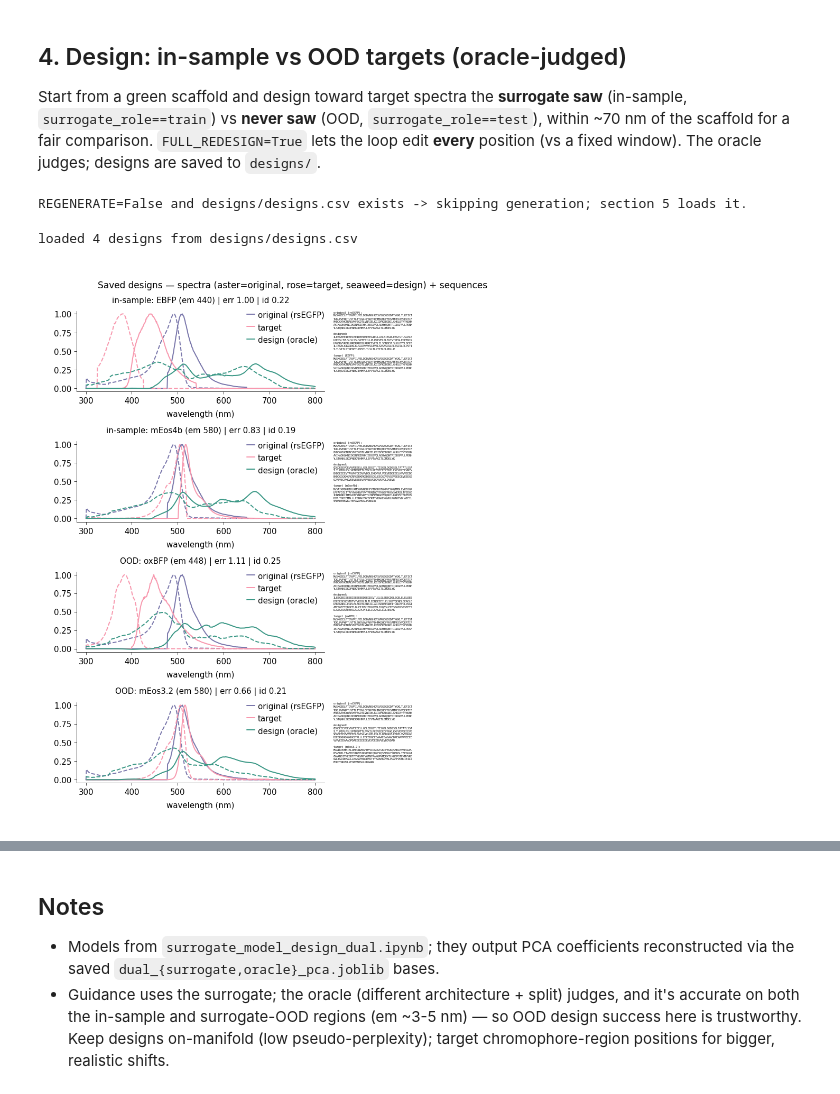
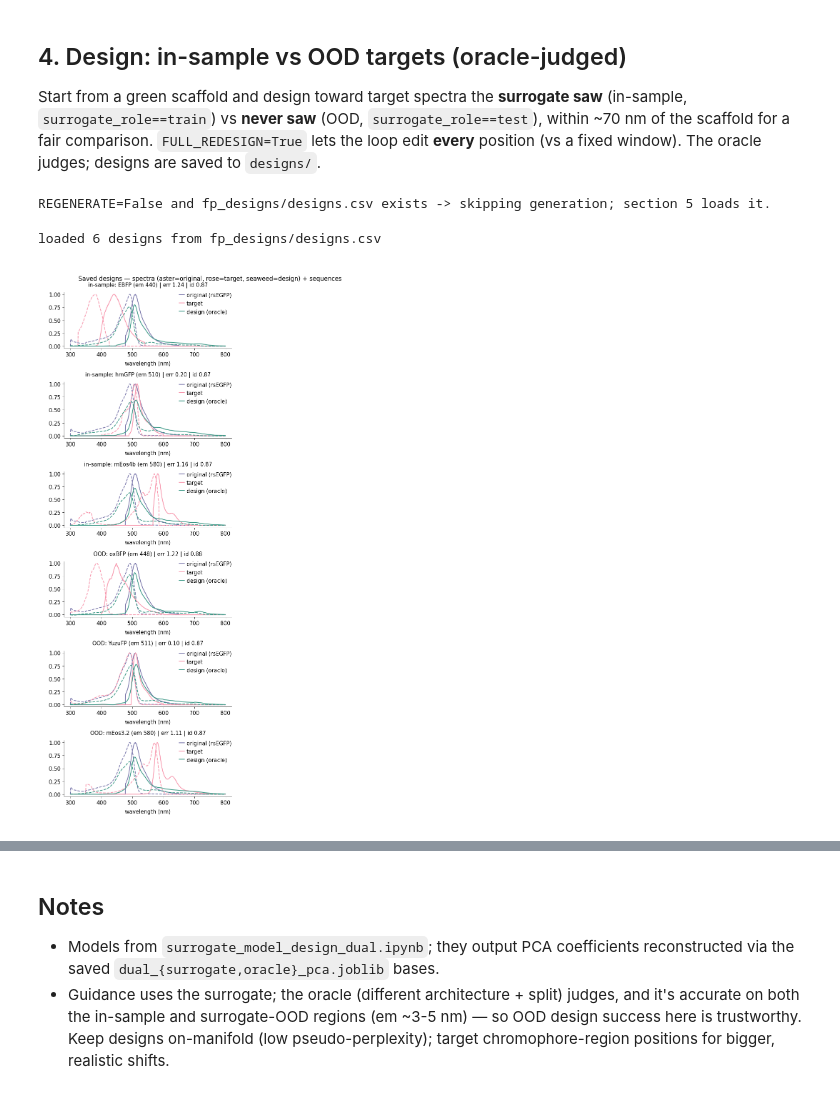
Before and after one commit to Arcadia-Science/FPguide, a Jupyter notebook: design/guided_design_approach1.ipynb, the cells around one changed output, grey strips where cells are left out. Cells and saved outputs as stored; diff of their text form; code cells hidden in the pictures.

```diff
--- a/design/guided_design_approach1.ipynb
+++ b/design/guided_design_approach1.ipynb
@@ -107,8 +107,8 @@ fair comparison. `FULL_REDESIGN=True` lets the loop edit **every** position (vs
 judges; designs are saved to `designs/`.
 # %%
 REGENERATE=False     # True -> (re)generate designs; False -> reuse designs/designs.csv if present
-N_PER=2; WINDOW=40; K_TOP=6; LAM=5.0; N_SWEEPS=1; FULL_REDESIGN=True
-dpath=os.path.join("designs","designs.csv")
+N_PER=3; WINDOW=40; K_TOP=6; LAM=5.0; N_SWEEPS=1; FULL_REDESIGN=False
+dpath=os.path.join("fp_designs","designs.csv")
 
 if REGENERATE or not os.path.exists(dpath):
     greens=np.where(np.abs(EMM-510)<15)[0]
@@ -134,7 +134,7 @@ if REGENERATE or not os.path.exists(dpath):
         return out
     ins=design_to(pick("train",N_PER),"in-sample"); ood=design_to(pick("test",N_PER),"OOD"); alld=ins+ood
     print(f"\nmean oracle error  in-sample: {np.mean([r['refined'] for r in ins]):.3f} | OOD: {np.mean([r['refined'] for r in ood]):.3f}")
-    os.makedirs("designs", exist_ok=True)
+    os.makedirs("fp_designs", exist_ok=True)
     with open(dpath,"w",newline="") as fh:
         w=csv.writer(fh)
         w.writerow(["role","target_name","target_idx","target_em","scaffold","scaffold_idx","full_redesign",
@@ -143,37 +143,33 @@ if REGENERATE or not os.path.exists(dpath):
             w.writerow([d["label"],d["name"],d["idx"],f"{d['em']:.0f}",rows[scaffold_idx]["name"],scaffold_idx,FULL_REDESIGN,
                         f"{d['draft']:.4f}",f"{d['refined']:.4f}",f"{d['ppl']:.2f}",f"{d['ident']:.3f}",
                         d["design"],seqs[d["idx"]],scaffold])
-    with open(os.path.join("designs","designs.fasta"),"w") as fh:
+    with open(os.path.join("fp_designs","designs.fasta"),"w") as fh:
         for d in alld: fh.write(f">{d['label']}|{d['name']}|em{d['em']:.0f}|err{d['refined']:.3f}\n{d['design']}\n")
-    print(f"saved {len(alld)} designs -> {dpath} + designs/designs.fasta")
+    print(f"saved {len(alld)} designs -> {dpath} + fp_designs/designs.fasta")
 else:
     print(f"REGENERATE=False and {dpath} exists -> skipping generation; section 5 loads it.")
 # %% [output]
-REGENERATE=False and designs/designs.csv exists -> skipping generation; section 5 loads it.
+REGENERATE=False and fp_designs/designs.csv exists -> skipping generation; section 5 loads it.
 # %%
 # Load the saved designs and visualize (independent of the generation step above)
-recs=list(csv.DictReader(open(os.path.join("designs","designs.csv"))))
-print(f"loaded {len(recs)} designs from designs/designs.csv")
+recs=list(csv.DictReader(open(os.path.join("fp_designs","designs.csv"))))
+print(f"loaded {len(recs)} designs from fp_designs/designs.csv")
 if HAVE_PLT and recs:
     def wrap(s,w=50): return "\n".join(s[i:i+w] for i in range(0,len(s),w))
     n=len(recs); fig,axes=plt.subplots(n,2,figsize=(13,3.6*n),gridspec_kw={"width_ratios":[1.25,1]})
     if n==1: axes=axes.reshape(1,2)
     for r,d in enumerate(recs):
         ti=int(d["target_idx"]); si=int(d["scaffold_idx"])
         des=oracle_spectrum(d["designed_seq"])[0].cpu().numpy(); orig=Y[si]; tgt=Y[ti]
         aS,aT=axes[r,0],axes[r,1]
         aS.plot(grid,orig[:G],color=apc.aster,ls="--"); aS.plot(grid,orig[G:],color=apc.aster,ls="-",label=f"original ({d['scaffold']})")
         aS.plot(grid,tgt[:G],color=apc.rose,ls="--");  aS.plot(grid,tgt[G:],color=apc.rose,ls="-",label="target")
         aS.plot(grid,des[:G],color=apc.seaweed,ls="--"); aS.plot(grid,des[G:],color=apc.seaweed,ls="-",label="design (oracle)")
         aS.set_title(f"{d['role']}: {d['target_name']} (em {d['target_em']}) | err {float(d['refined_err']):.2f} | id {float(d['ident_to_scaffold']):.2f}")
         aS.set_xlabel("wavelength (nm)"); aS.legend()
         aT.axis("off")
-        txt=(f"original ({d['scaffold']}):\n{wrap(d['scaffold_seq'])}\n\n"
-             f"designed:\n{wrap(d['designed_seq'])}\n\n"
-             f"target ({d['target_name']}):\n{wrap(d['target_seq'])}")
-        aT.text(0,1,txt,family="monospace",fontsize=5,va="top")   # small font to fit ~240-aa sequences
     plt.suptitle("Saved designs — spectra (aster=original, rose=target, seaweed=design) + sequences")
     plt.tight_layout(); plt.show()
 # %% [output]
-loaded 4 designs from designs/designs.csv
+loaded 6 designs from fp_designs/designs.csv
-[figure, old version]
+[figure, new version]
```
Also changed, not shown: parts of 2 cells of this notebook, 3 other files.
